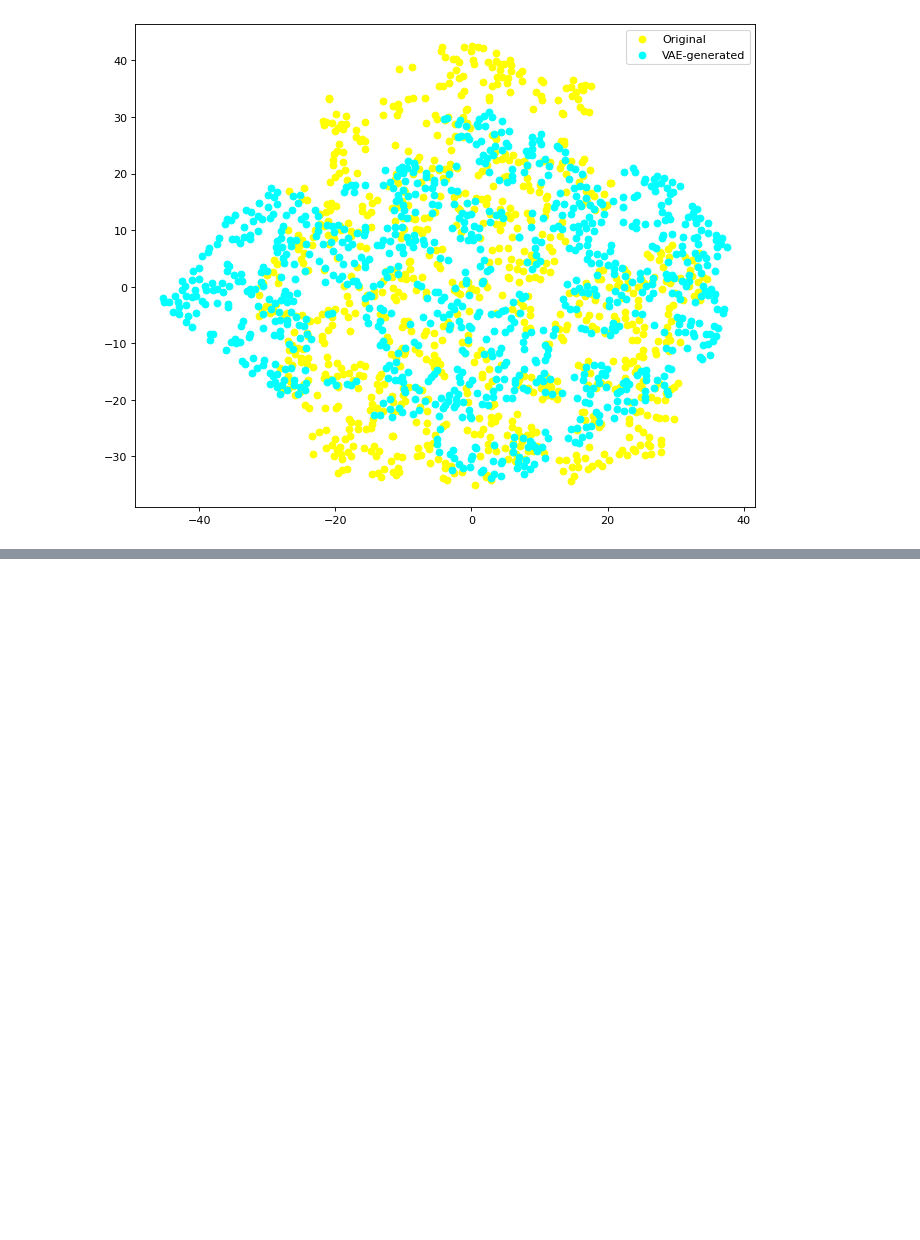
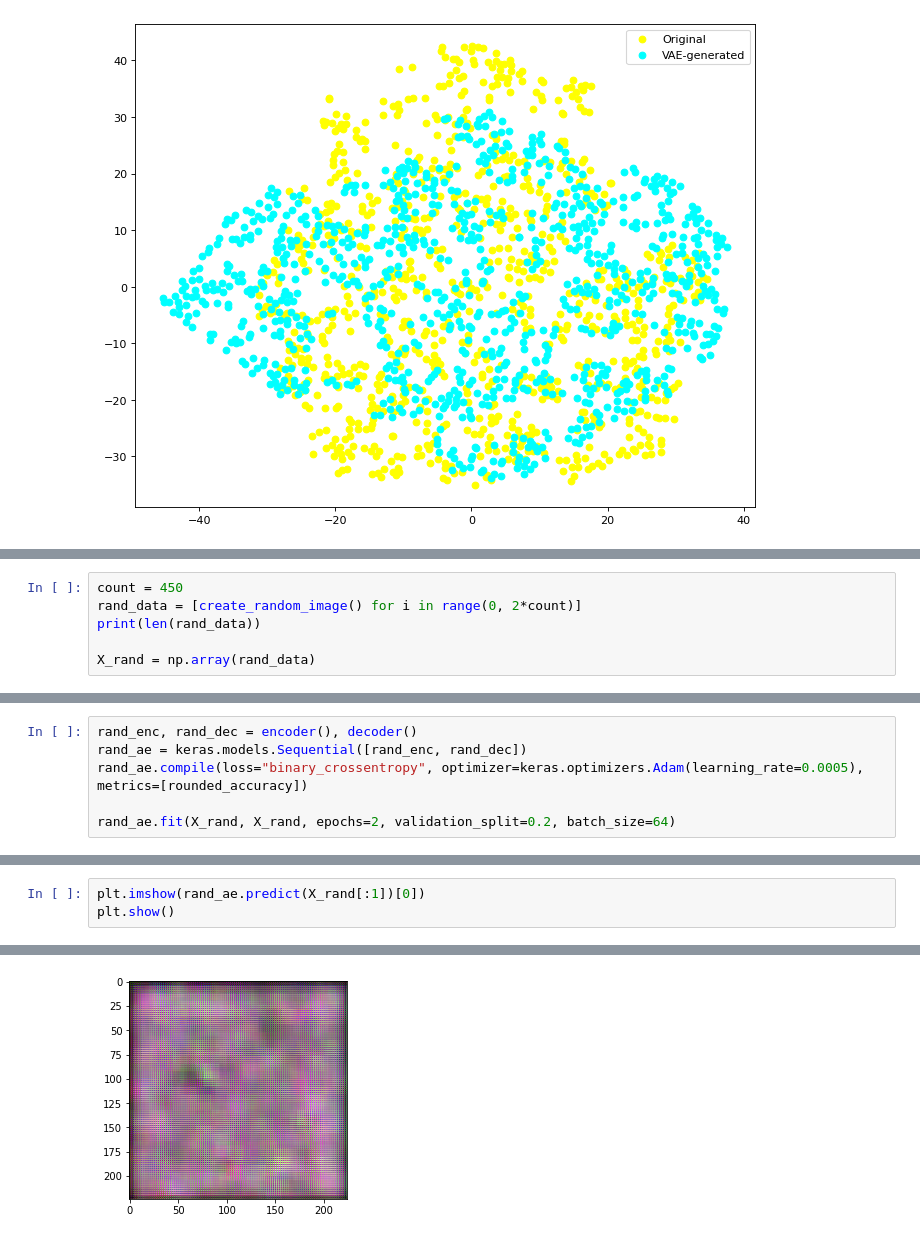
Before and after one commit to mehrshad-sdtn/BSc-Thesis-Project, a Jupyter notebook: notebooks/pca_data_visualizations.ipynb, the cells around one changed output, grey strips where cells are left out. Cells and saved outputs as stored; diff of their text form; blank space fills up the shorter version.

```diff
--- a/notebooks/pca_data_visualizations.ipynb
+++ b/notebooks/pca_data_visualizations.ipynb
@@ -403,0 +418,6 @@ plt.show()
+# %%
+count = 450
+rand_data = [create_random_image() for i in range(0, 2*count)]
+print(len(rand_data))
+
+X_rand = np.array(rand_data)
@@ -403,0 +426,6 @@ plt.show()
+# %%
+rand_enc, rand_dec = encoder(), decoder()
+rand_ae = keras.models.Sequential([rand_enc, rand_dec])
+rand_ae.compile(loss="binary_crossentropy", optimizer=keras.optimizers.Adam(learning_rate=0.0005), metrics=[rounded_accuracy])
+
+rand_ae.fit(X_rand, X_rand, epochs=2, validation_split=0.2, batch_size=64)
@@ -403,0 +438,4 @@ plt.show()
+# %%
+plt.imshow(rand_ae.predict(X_rand[:1])[0])
+plt.show()
+# %% [output]
@@ -403,0 +444 @@ plt.show()
+[figure, added]
```
Also changed, not shown: parts of 8 cells of this notebook.
